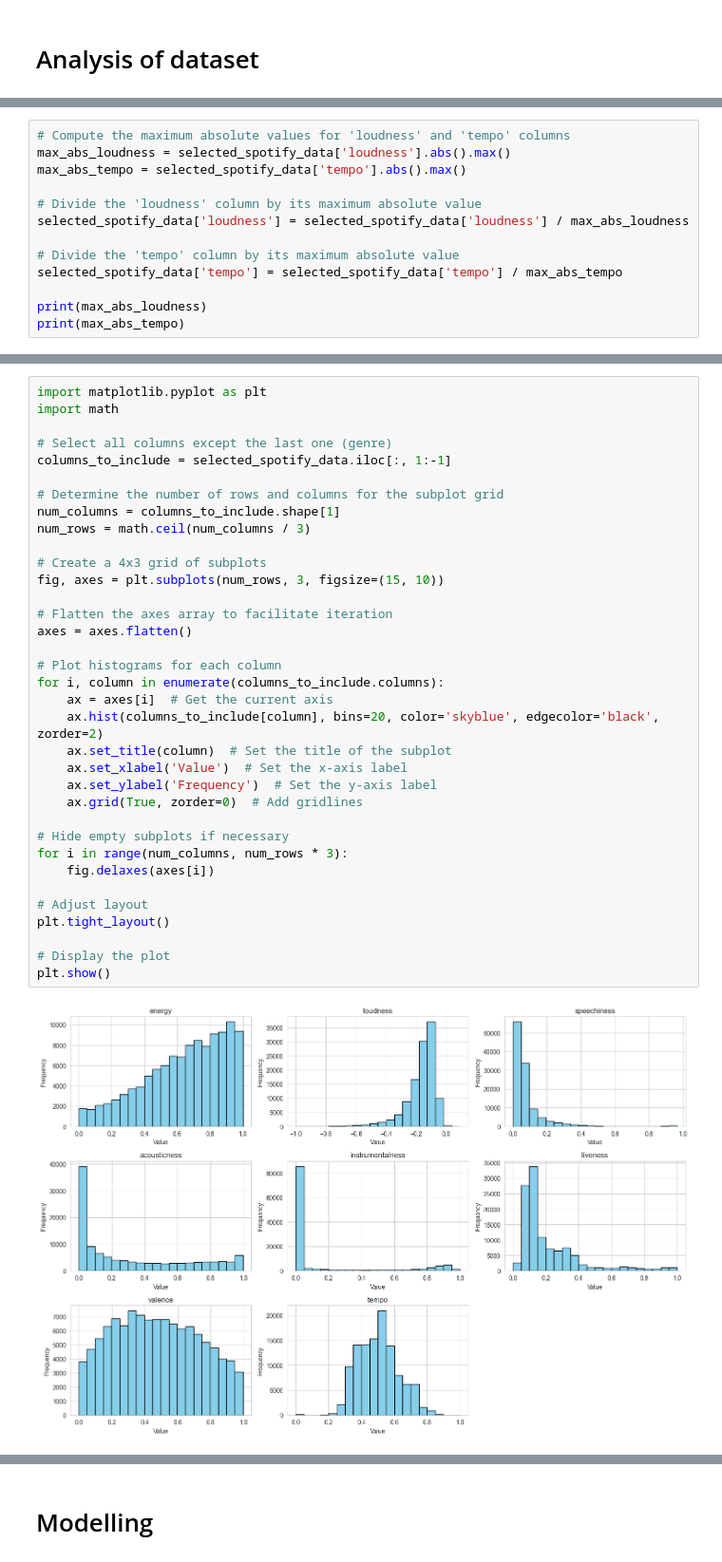
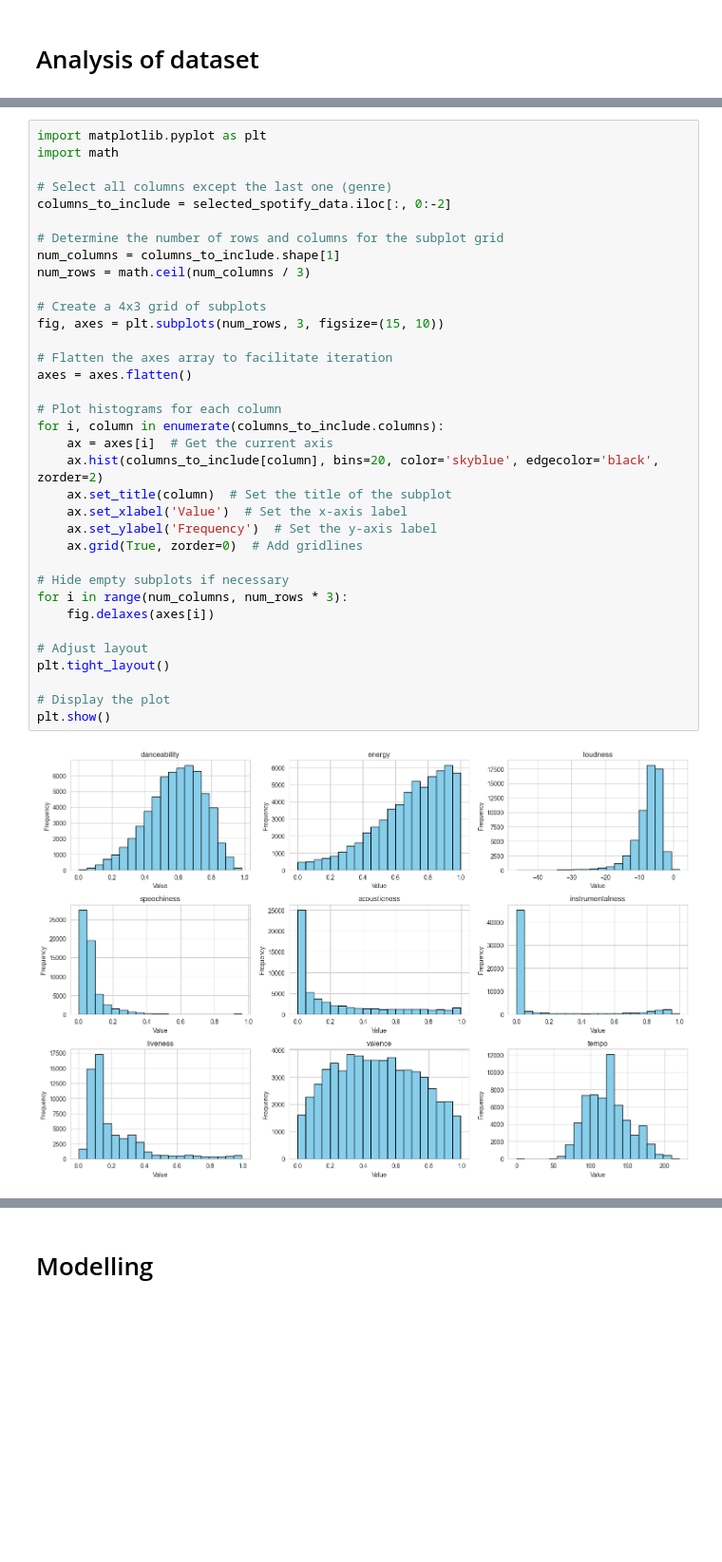
Before and after one commit to laskagrzegorz/dataScienceProject, a Jupyter notebook: 3_tests/Pre-processing.ipynb, the cells around one changed output, grey strips where cells are left out. Shown at 95% size. Cells and saved outputs as stored; diff of their text form; blank space fills up the shorter version.

```diff
--- a/3_tests/Pre-processing.ipynb
+++ b/3_tests/Pre-processing.ipynb
@@ -89,13 +221,0 @@ plt.show()
-# %%
-# Compute the maximum absolute values for 'loudness' and 'tempo' columns
-max_abs_loudness = selected_spotify_data['loudness'].abs().max()
-max_abs_tempo = selected_spotify_data['tempo'].abs().max()
-
-# Divide the 'loudness' column by its maximum absolute value
-selected_spotify_data['loudness'] = selected_spotify_data['loudness'] / max_abs_loudness
-
-# Divide the 'tempo' column by its maximum absolute value
-selected_spotify_data['tempo'] = selected_spotify_data['tempo'] / max_abs_tempo
-
-print(max_abs_loudness)
-print(max_abs_tempo)
@@ -107,35 +224,35 @@ import matplotlib.pyplot as plt
 import math
 
 # Select all columns except the last one (genre)
-columns_to_include = selected_spotify_data.iloc[:, 1:-1]
+columns_to_include = selected_spotify_data.iloc[:, 0:-2]
 
 # Determine the number of rows and columns for the subplot grid
 num_columns = columns_to_include.shape[1]
 num_rows = math.ceil(num_columns / 3)
 
 # Create a 4x3 grid of subplots
 fig, axes = plt.subplots(num_rows, 3, figsize=(15, 10))
 
 # Flatten the axes array to facilitate iteration
 axes = axes.flatten()
 
 # Plot histograms for each column
 for i, column in enumerate(columns_to_include.columns):
     ax = axes[i]  # Get the current axis
     ax.hist(columns_to_include[column], bins=20, color='skyblue', edgecolor='black', zorder=2)
     ax.set_title(column)  # Set the title of the subplot
     ax.set_xlabel('Value')  # Set the x-axis label
     ax.set_ylabel('Frequency')  # Set the y-axis label
     ax.grid(True, zorder=0)  # Add gridlines
 
 # Hide empty subplots if necessary
 for i in range(num_columns, num_rows * 3):
     fig.delaxes(axes[i])
 
 # Adjust layout
 plt.tight_layout()
 
 # Display the plot
 plt.show()
 # %% [output]
-[figure, old version]
+[figure, new version]
```
Also changed, not shown: parts of 30 cells of this notebook, 10 other files.
